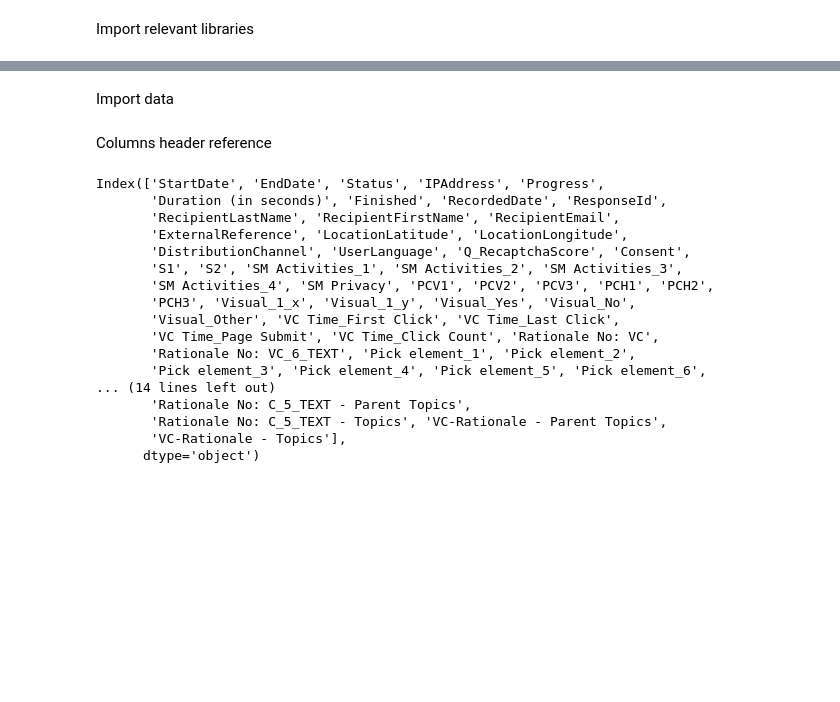
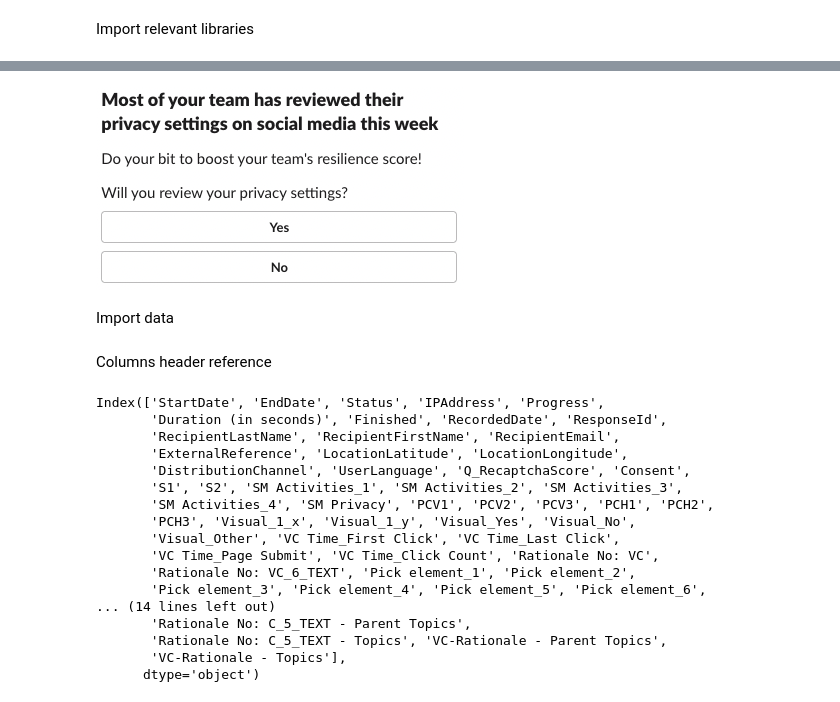
Before and after one commit to farahdian/dataanalysis, a Jupyter notebook: visual-nudges.ipynb, the cells around one changed output, grey strips where cells are left out. Drawn from its saved outputs; the diff is of its cells as text; code cells hidden in the pictures; blank space fills up the shorter version.

```diff
--- a/visual-nudges.ipynb
+++ b/visual-nudges.ipynb
@@ -11,3 +16,7 @@ import scipy.stats as stats
+# %%
+Image(filename="Control.png")
+# %% [output]
+[figure, added]
 # %% [markdown]
 Import data
 # %%
```
Also changed, not shown: parts of 17 cells of this notebook, 3 other files.
